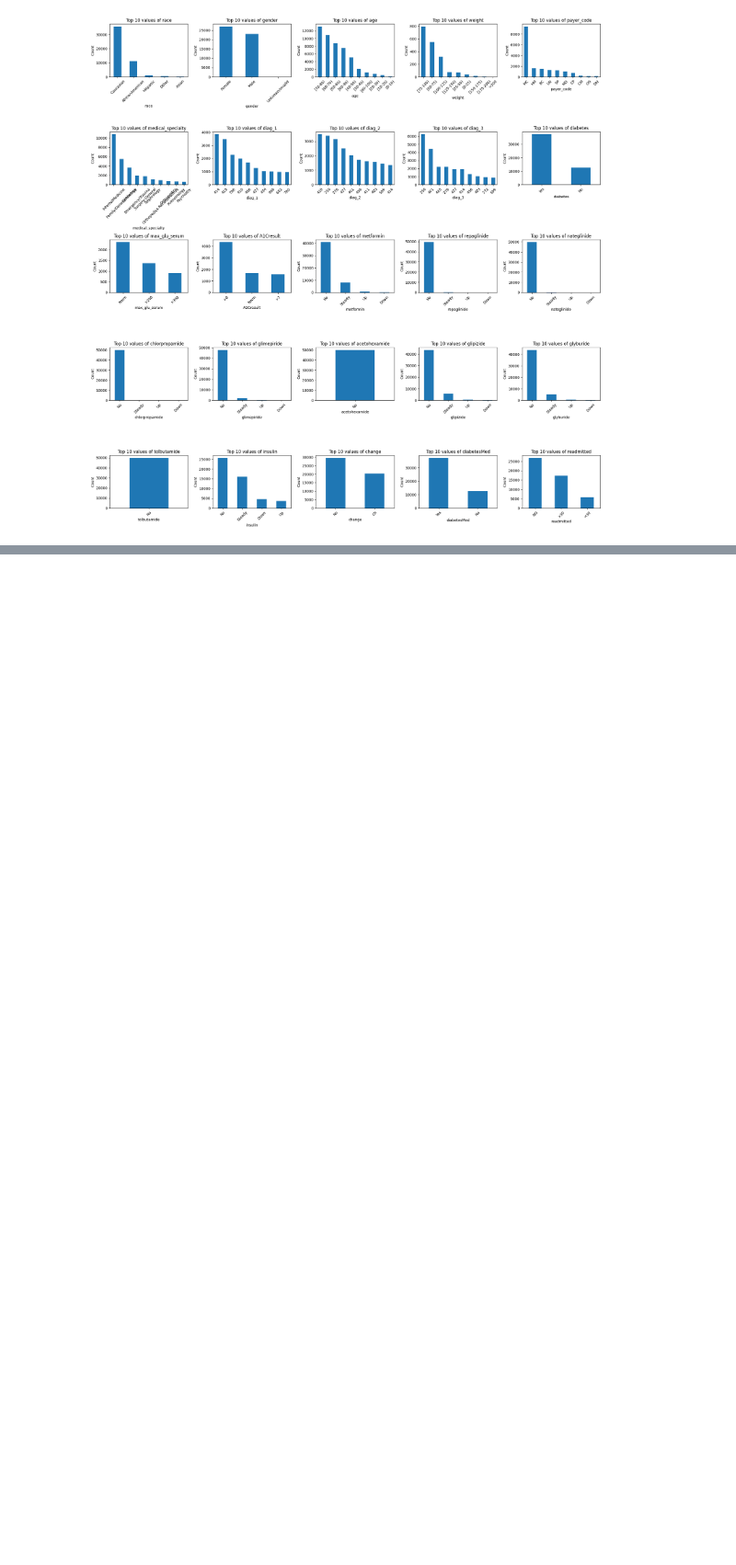
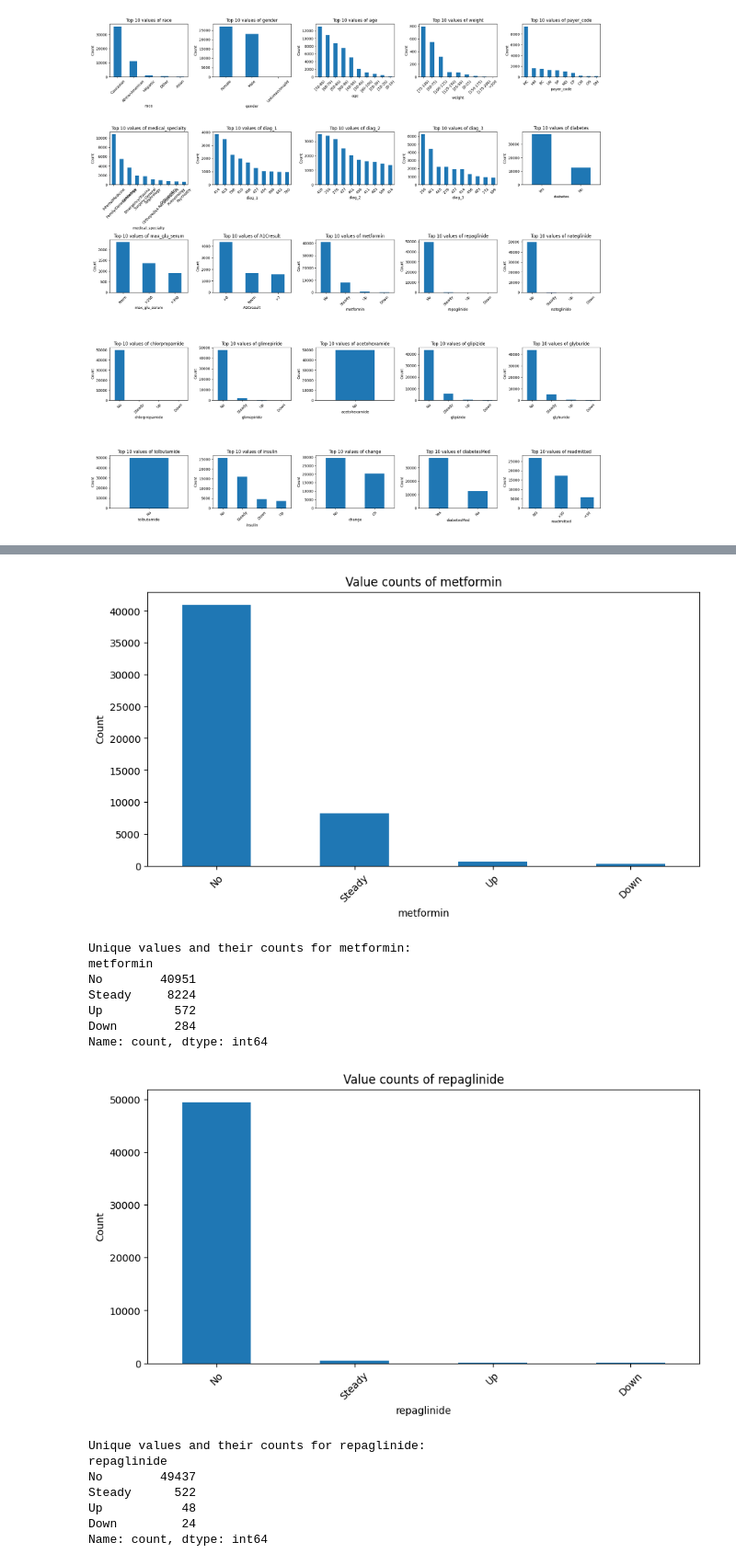
Before and after one commit to hieuphamm135/IFN509-A2, a Jupyter notebook: code.ipynb, the cells around one changed output, grey strips where cells are left out. Shown at 92% size. Cells and saved outputs as stored; diff of their text form; code cells hidden in the pictures; blank space fills up the shorter version.

```diff
--- a/code.ipynb
+++ b/code.ipynb
@@ -227,0 +300,31 @@ For the categorical columns, extreme values are recorded where one value has the
+# %%
+### Investigating categorical columns with outliers
+cat_outlier_cols = ['metformin', 'repaglinide', 'nateglinide', 'chlorpropamide', 'glimepiride', 'glipizide', 'glyburide']
+for col in cat_outlier_cols:
+    plt.figure(figsize=(10, 5))
+    counts = raw_data.loc[raw_data[col] != '?', col].value_counts() # Remove '?' values
+    counts.plot(kind='bar')
+    plt.title(f'Value counts of {col}')
+    plt.ylabel('Count')
+    plt.xticks(rotation=45)
+    plt.show()
+
+    print(f"Unique values and their counts for {col}:")
+    print(counts)
+# %% [output]
+[figure, added]
+Unique values and their counts for metformin:
+metformin
+No        40951
+Steady     8224
+Up          572
+Down        284
+Name: count, dtype: int64
+[figure, added]
+Unique values and their counts for repaglinide:
+repaglinide
+No        49437
+Steady      522
+Up           48
+Down         24
+Name: count, dtype: int64
```
Also changed, not shown: parts of 17 cells of this notebook.
